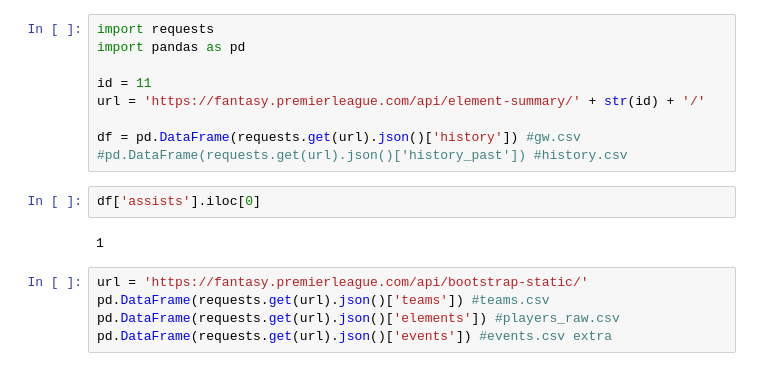
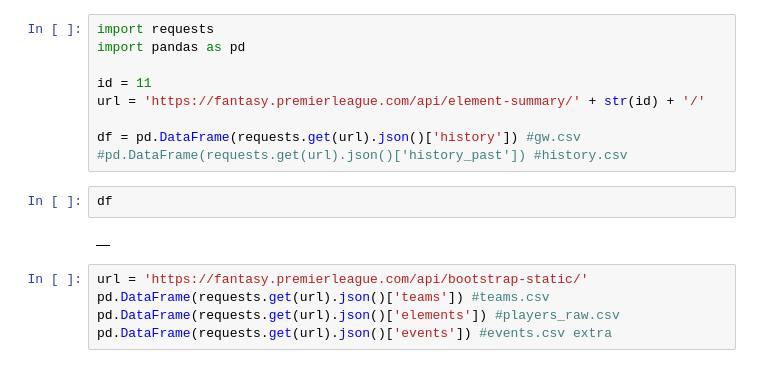
Before and after one commit to spiros26/FPL-Project, a Jupyter notebook: ev_creator/test.ipynb, the cells around one changed output. Saved outputs shown, nothing was run; the diff lists cells and outputs as text.

```diff
--- a/ev_creator/test.ipynb
+++ b/ev_creator/test.ipynb
@@ -85,10 +125,10 @@ url = 'https://fantasy.premierleague.com/api/element-summary/' + str(id) + '/'
 
 df = pd.DataFrame(requests.get(url).json()['history']) #gw.csv
 #pd.DataFrame(requests.get(url).json()['history_past']) #history.csv
-# %%
-df['assists'].iloc[0]
-# %% [output]
-1
+# %%
+df
+# %% [output]
+|  |
 # %%
 url = 'https://fantasy.premierleague.com/api/bootstrap-static/'
 pd.DataFrame(requests.get(url).json()['teams']) #teams.csv
```
Also changed, not shown: parts of 4 cells of this notebook, 36 other files.
